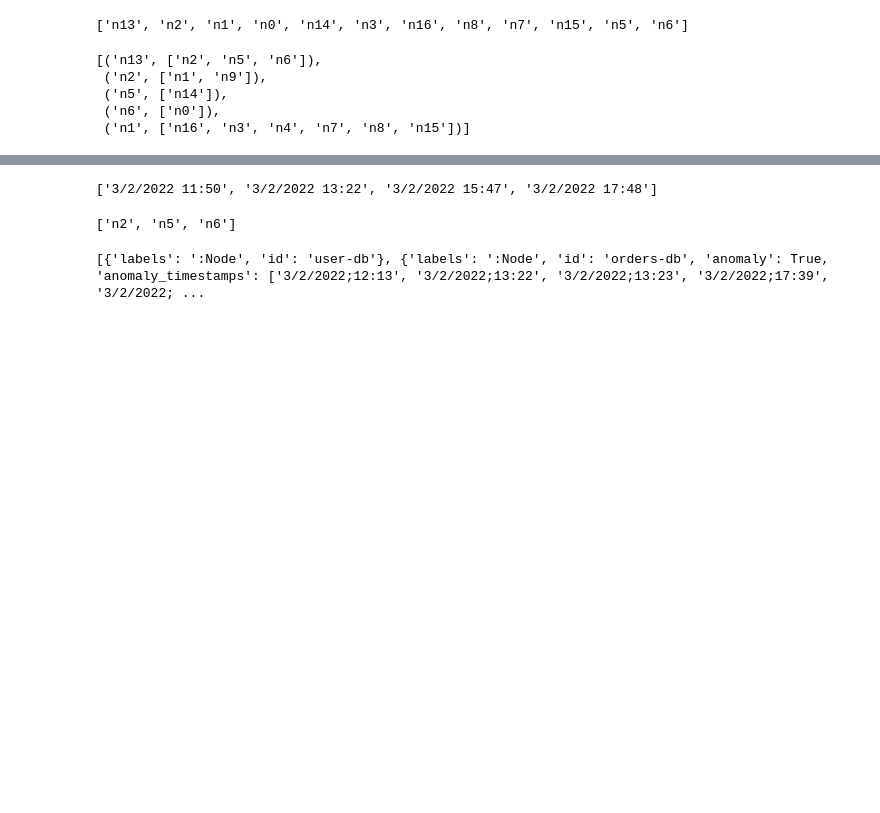
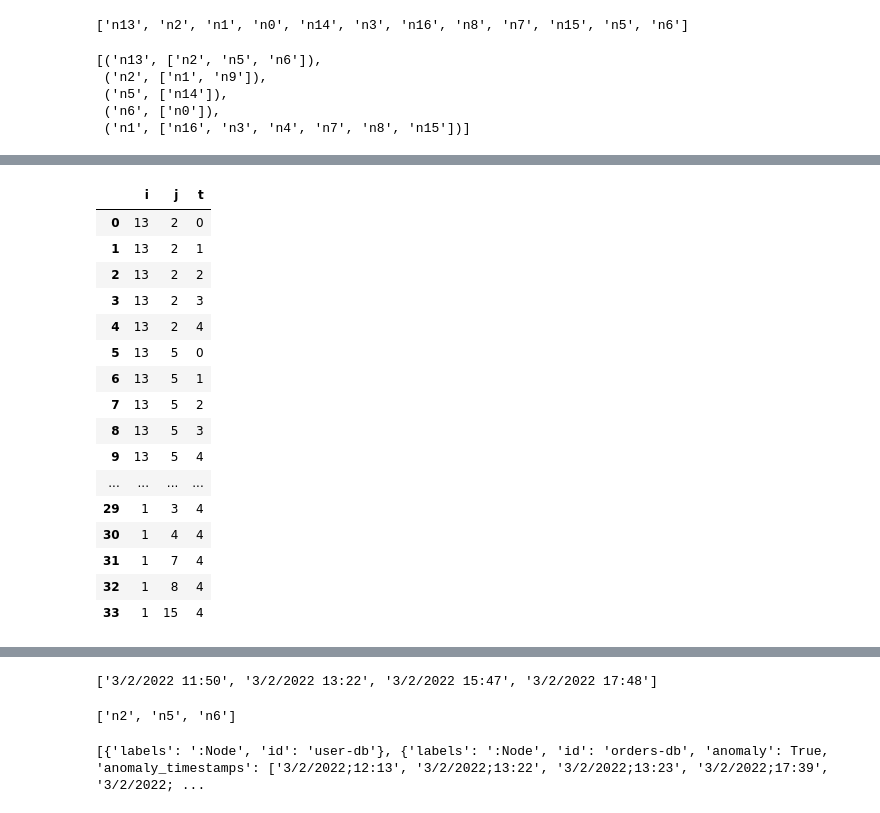
Before and after one commit to hpi-sam/Spatio-Temporal-Graphs, a Jupyter notebook: src/anomalies.ipynb, the cells around one changed output, grey strips where cells are left out. Drawn from its saved outputs; the diff is of its cells as text; code cells hidden in the pictures; blank space fills up the shorter version.

Commit message:
WIP add calculation for temporal centrality

```diff
--- a/src/anomalies.ipynb
+++ b/src/anomalies.ipynb
@@ -214,0 +268,24 @@ nx.to_pandas_edgelist(G)
+# %%
+from teneto import TemporalNetwork
+import teneto
+tnet = TemporalNetwork(from_df=fill_edges)
+# %%
+tnet.network
+# %% [output]
+|  | i | j | t |
+| 0 | 13 | 2 | 0 |
+| 1 | 13 | 2 | 1 |
+| 2 | 13 | 2 | 2 |
+| 3 | 13 | 2 | 3 |
+| 4 | 13 | 2 | 4 |
+| 5 | 13 | 5 | 0 |
+| 6 | 13 | 5 | 1 |
+| 7 | 13 | 5 | 2 |
+| 8 | 13 | 5 | 3 |
+| 9 | 13 | 5 | 4 |
+| ... | ... | ... | ... |
+| 29 | 1 | 3 | 4 |
+| 30 | 1 | 4 | 4 |
+| 31 | 1 | 7 | 4 |
+| 32 | 1 | 8 | 4 |
+| 33 | 1 | 15 | 4 |
```
Also changed, not shown: parts of 15 cells of this notebook.
